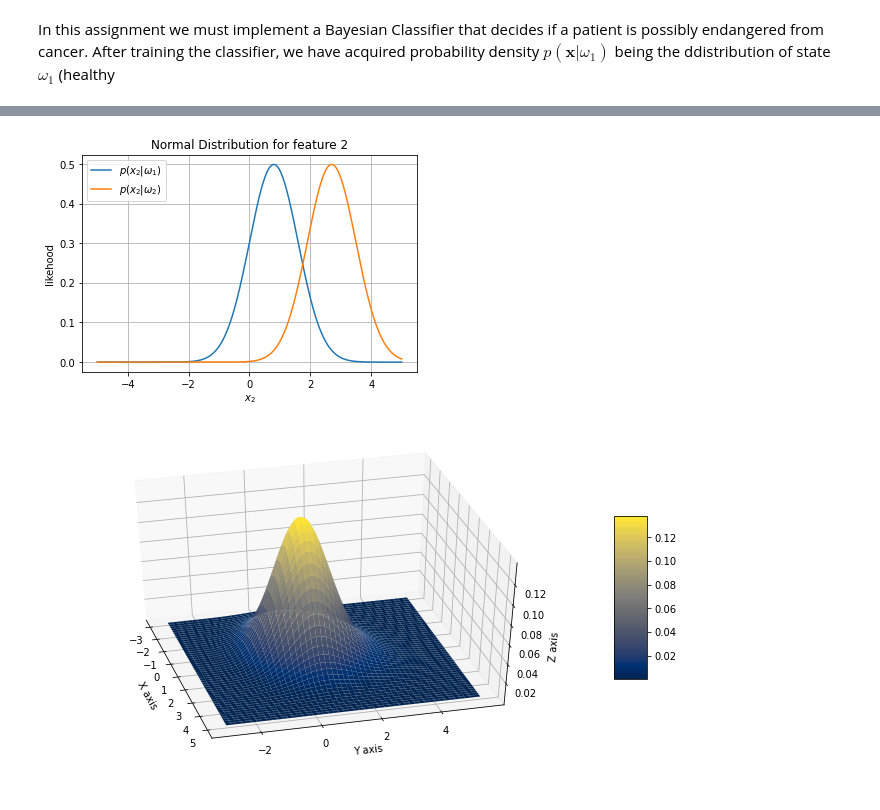
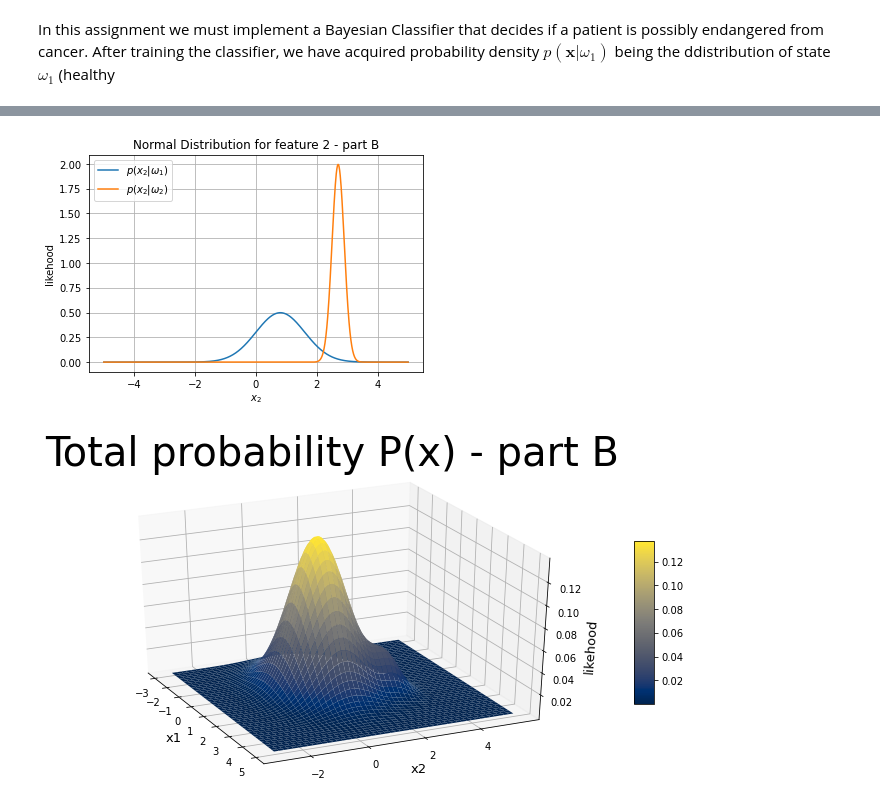
Before and after one commit to Sourland/pattern-recognision, a Jupyter notebook: Naive_Bayes.ipynb, the cells around one changed output, grey strips where cells are left out. Saved outputs shown, nothing was run; the diff lists cells and outputs as text; code cells hidden in the pictures.

```diff
--- a/Naive_Bayes.ipynb
+++ b/Naive_Bayes.ipynb
@@ -20,19 +31,17 @@ y = np.linspace(-3,5.5,1000)
 X, Y = np.meshgrid(x,y)
 pos = np.empty(X.shape + (2,))
 pos[:, :, 0] = X; pos[:, :, 1] = Y
-Px_omega1 = multivariate_normal(mu_class_healthy , covariance_matrix)
-Px_omega2 = multivariate_normal(mu_class_cancer , covariance_matrix)
 #Make a 3D plot
 fig = plt.figure(figsize=(12, 6))
 ax = fig.gca(projection='3d')
 surf = ax.plot_surface(X, Y, np.where(Px_omega1.pdf(pos) > Px_omega2.pdf(pos), Px_omega1.pdf(pos), Px_omega2.pdf(pos)),cmap='cividis',linewidth=0.2)
 
-ax.set_xlabel('X axis')
-ax.set_ylabel('Y axis')
-ax.set_zlabel('Z axis')
-ax.view_init(40, -15)
-fig.colorbar(surf, ax = ax,
-             shrink = 0.5, aspect = 5)
+ax.set_xlabel('x1', fontsize=13)
+ax.set_ylabel('x2', fontsize=13)
+ax.set_zlabel('likehood', fontsize=13)
+ax.set_title(label ='diagrams P(x|\u03C91) and P(x|\u03C92) - ' + part,fontsize=20,pad=15.0)
+ax.view_init(30, -25)
+fig.colorbar(surf, ax = ax,shrink = 0.5, aspect = 8)
 # plt.xlim([-2, 2])
 # plt.ylim([-2, 2])
 plt.show()
@@ -45,17 +54,16 @@ y = np.linspace(-3,5.5,1000)
 X, Y = np.meshgrid(x,y)
 pos = np.empty(X.shape + (2,))
 pos[:, :, 0] = X; pos[:, :, 1] = Y
-Px_omega1 = multivariate_normal(mu_class_healthy , covariance_matrix)
-Px_omega2 = multivariate_normal(mu_class_cancer , covariance_matrix)
 
-Px_omega1 = multivariate_normal(mu_class_healthy , covariance_matrix)
-Px_omega2 = multivariate_normal(mu_class_cancer , covariance_matrix)
 #Make contour plot
 fig = plt.figure()
 ax = fig.add_subplot(111)
 ax.contourf(X, Y, np.where(Px_omega1.pdf(pos) > Px_omega2.pdf(pos), Px_omega1.pdf(pos), Px_omega2.pdf(pos)),cmap='cividis')
+fig.colorbar(surf, ax = ax,shrink = 0.5, aspect = 5)
 
-fig.colorbar(surf, ax = ax,
-             shrink = 0.5, aspect = 5)
+ax.set_xlabel('x1', fontsize=13)
+ax.set_ylabel('x2', fontsize=13)
+ax.set_title(label ='contour diagrams of P(x|\u03C91) and P(x|\u03C92) - ' + part,fontsize=20,pad=15.0)
+
 plt.show()
 # %% [output]
@@ -76,43 +84,43 @@ plt.show()
 # %%
 x = np.linspace(-5,5,1000)
-rv1 = norm(mu_class_healthy[1] , covariance_matrix[1,1])
-rv2 = norm(mu_class_cancer[1] , covariance_matrix[1,1])
-plt.plot(x, norm.pdf(x, mu_class_healthy[1] , covariance_matrix[1,1]),label = r'$p(x_2|\omega_1)$')
-plt.plot(x, norm.pdf(x, mu_class_cancer[1] , covariance_matrix[1,1]), label = r'$p(x_2|\omega_2)$')
+rv1 = norm(mu_class_healthy[1] , covariance_matrix1[1,1])
+rv2 = norm(mu_class_cancer[1] , covariance_matrix2[1,1])
+plt.plot(x, norm.pdf(x, mu_class_healthy[1] , covariance_matrix1[1,1]),label = r'$p(x_2|\omega_1)$')
+plt.plot(x, norm.pdf(x, mu_class_cancer[1] , covariance_matrix2[1,1]), label = r'$p(x_2|\omega_2)$')
 plt.grid()
-plt.title('Normal Distribution for feature 2')
+plt.title('Normal Distribution for feature 2 - ' +part)
 plt.xlabel('$x_2$')
 plt.ylabel('likehood')
 plt.legend()
 plt.show()
 # %% [output]
-[figure, old version]
+[figure, new version]
 # %%
 """----------------------------------3D PLOT OF TOTAL PROBABILITY------------------------------------"""
 x = np.linspace(-3,5,1000)
 y = np.linspace(-3,5.5,1000)
 X, Y = np.meshgrid(x,y)
 pos = np.empty(X.shape + (2,))
 pos[:, :, 0] = X; pos[:, :, 1] = Y
-Px_omega1 = multivariate_normal(mu_class_healthy , covariance_matrix)
-Px_omega2 = multivariate_normal(mu_class_cancer , covariance_matrix)
 
 totalProbability = Px_omega1.pdf(pos) * P_omega1 + Px_omega2.pdf(pos) * P_omega2
+
 #Make a 3D plot
 fig = plt.figure(figsize=(12, 6))
 ax = fig.gca(projection='3d')
 surf = ax.plot_surface(X, Y, totalProbability,cmap='cividis',linewidth=0.2)
 
-ax.set_xlabel('X axis')
-ax.set_ylabel('Y axis')
-ax.set_zlabel('Z axis')
-ax.view_init(40, -15)
-fig.colorbar(surf, ax = ax,shrink = 0.5, aspect = 5)
+ax.set_xlabel('x1', fontsize=13)
+ax.set_ylabel('x2', fontsize=13)
+ax.set_zlabel('likehood', fontsize=13)
+ax.set_title(label ='Total probability P(x) - ' + part,fontsize=40,pad=20.0)
+ax.view_init(30, -25)
+fig.colorbar(surf, ax = ax,shrink = 0.5, aspect = 8)
 # plt.xlim([-2, 2])
 # plt.ylim([-2, 2])
 plt.show()
 # %% [output]
-[figure, old version]
+[figure, new version]
 # %%
 """----------------------------------3D PLOT OF A POSTERIORI PROBABILITIES ------------------------------------"""
 x = np.linspace(-10,10,1000)
```
Also changed, not shown: parts of 7 cells of this notebook.
